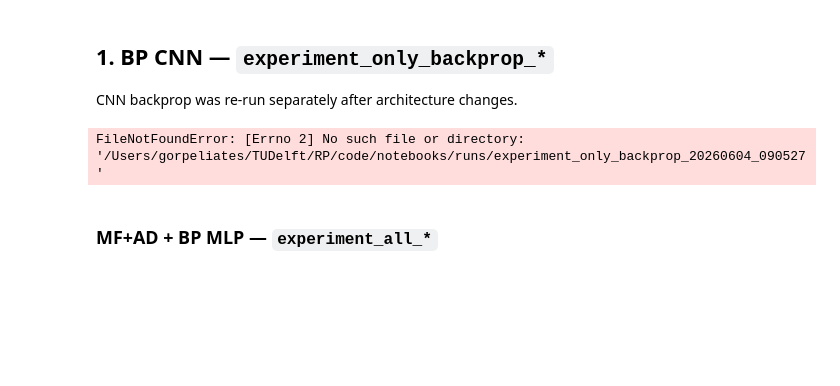
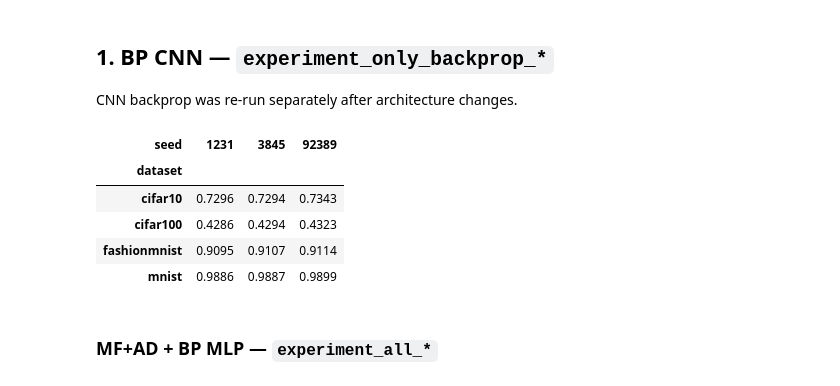
Before and after one commit to gorpeliates/ad-free-monofwd, a Jupyter notebook: notebooks/accuracy_comparison.ipynb, the cells around one changed output. Cells and saved outputs as stored; diff of their text form; code cells hidden in the pictures; blank space fills up the shorter version.

```diff
--- a/notebooks/accuracy_comparison.ipynb
+++ b/notebooks/accuracy_comparison.ipynb
@@ -30,25 +30,36 @@ bp_cnn_experiments = [
 # %%
 rows_bp_cnn = []
 
 for exp_name in bp_cnn_experiments:
     exp_dir = RUNS_DIR / exp_name
     for run_dir in sorted(exp_dir.iterdir()):
         if run_dir.name == "logs":
             continue
         result_file = RESULTS_DIR / (run_dir.name + ".json")
-        data        = json.loads(result_file.read_text())
+        data = json.loads(result_file.read_text())
 
-        stem      = run_dir.name
-        dataset   = re.search(r"_(mnist|fashionmnist|cifar10|cifar100)_", stem).group(1)
-        seed      = int(re.search(r"_seed(\d+)$", stem).group(1))
+        stem = run_dir.name
+        dataset = re.search(r"_(mnist|fashionmnist|cifar10|cifar100)_", stem).group(1)
+        seed = int(re.search(r"_seed(\d+)$", stem).group(1))
 
-        rows_bp_cnn.append(dict(
-            method="bp", arch="cnn", dataset=dataset, seed=seed,
-            sub="bp", test_acc=data["bp"]["test_acc"],
-        ))
+        rows_bp_cnn.append(
+            dict(
+                method="bp",
+                arch="cnn",
+                dataset=dataset,
+                seed=seed,
+                sub="bp",
+                test_acc=data["bp"]["test_acc"],
+            )
+        )
 
 df_bp_cnn = pd.DataFrame(rows_bp_cnn)
 df_bp_cnn.pivot_table(index=["dataset"], columns="seed", values="test_acc").sort_index()
 # %% [output]
-FileNotFoundError: [Errno 2] No such file or directory: '/Users/gorpeliates/TUDelft/RP/code/notebooks/runs/experiment_only_backprop_20260604_090527'
+| seed | 1231 | 3845 | 92389 |
+| dataset |  |  |  |
+| cifar10 | 0.7296 | 0.7294 | 0.7343 |
+| cifar100 | 0.4286 | 0.4294 | 0.4323 |
+| fashionmnist | 0.9095 | 0.9107 | 0.9114 |
+| mnist | 0.9886 | 0.9887 | 0.9899 |
 # %% [markdown]
```
Also changed, not shown: parts of 4 cells of this notebook, 3 other files.
